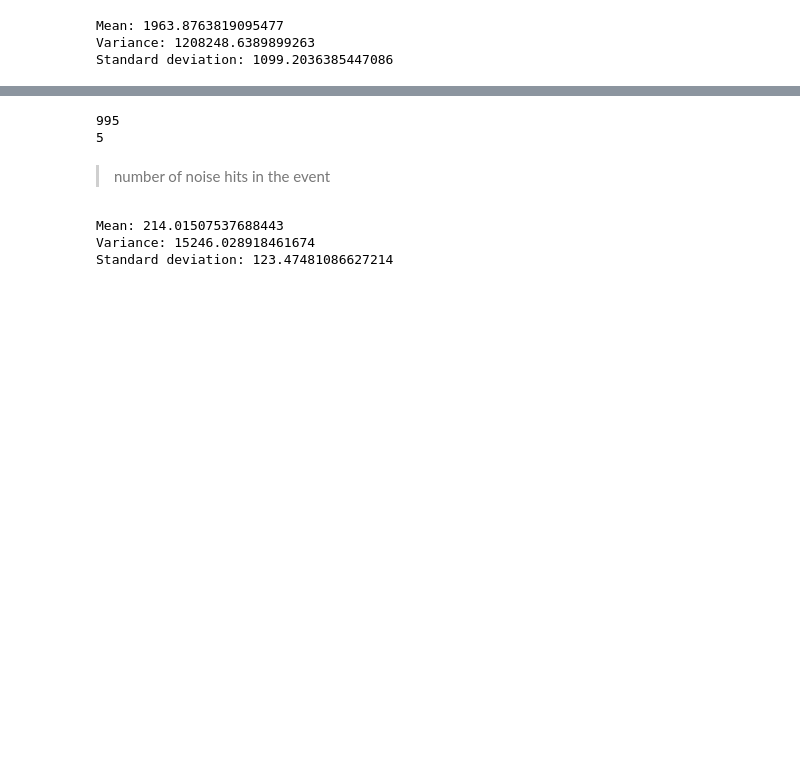
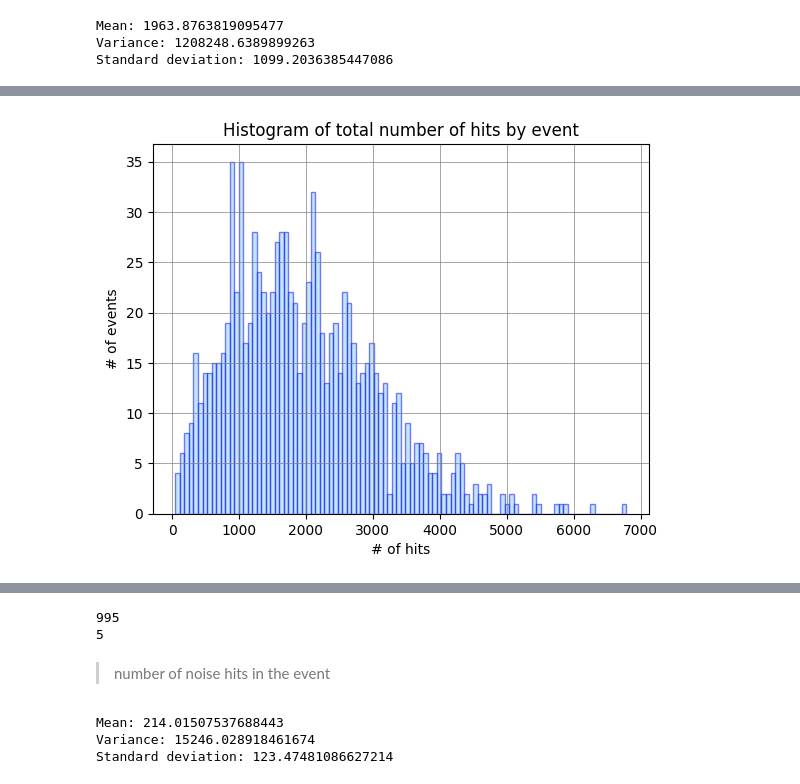
Before and after one commit to alawaree/Code_Thesis_HopfieldNetwork_VELO, a Jupyter notebook: data_analysis/general_data_analysis.ipynb, the cells around one changed output, grey strips where cells are left out. Saved outputs shown, nothing was run; the diff lists cells and outputs as text; code cells hidden in the pictures; blank space fills up the shorter version.

```diff
--- a/data_analysis/general_data_analysis.ipynb
+++ b/data_analysis/general_data_analysis.ipynb
@@ -66,3 +100,16 @@ def plot_distribution(mu, sigma, title='Distribution', safe_to_file=False):
+# %%
+def plot_histogram(data, title="Histogram", xlabel="Data", ylabel="", safe_to_file=False):
+    x = np.array(data)
+    plt.hist(x, 100, color='skyblue', alpha=0.5, edgecolor='blue')
+    plt.ylabel(ylabel)
+    plt.xlabel(xlabel)
+    plt.grid(True, color='grey', linewidth=0.5)
+    plt.title(title)
+    if safe_to_file:
+        plt.savefig(f'event_plots/{title}', bbox_inches='tight', pad_inches=0.2)
+        plt.close()
+    else:
+        plt.show()
 # %% [markdown]
 ## 1. Number of hits by events (total, pur, noisy)
 # %%
@@ -173 +190,5 @@ def plot_distribution(mu, sigma, title='Distribution', safe_to_file=False):
+# %%
+plot_histogram(nr_hits_list, title="Histogram of total number of hits by event", xlabel="# of hits", ylabel="# of events", safe_to_file=False)
+# %% [output]
+[figure, added]
 # %%
```
Also changed, not shown: parts of 14 cells of this notebook, 6 other files.
